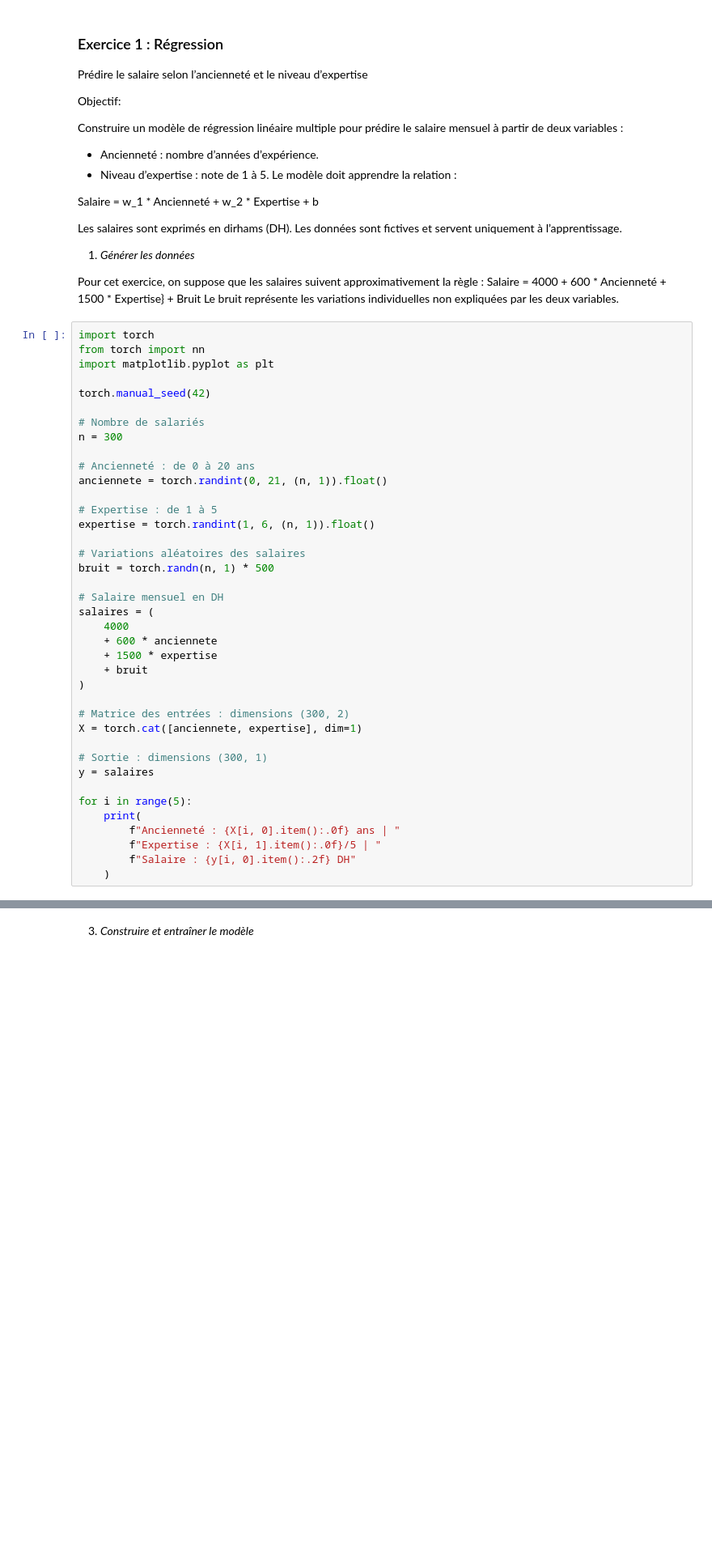
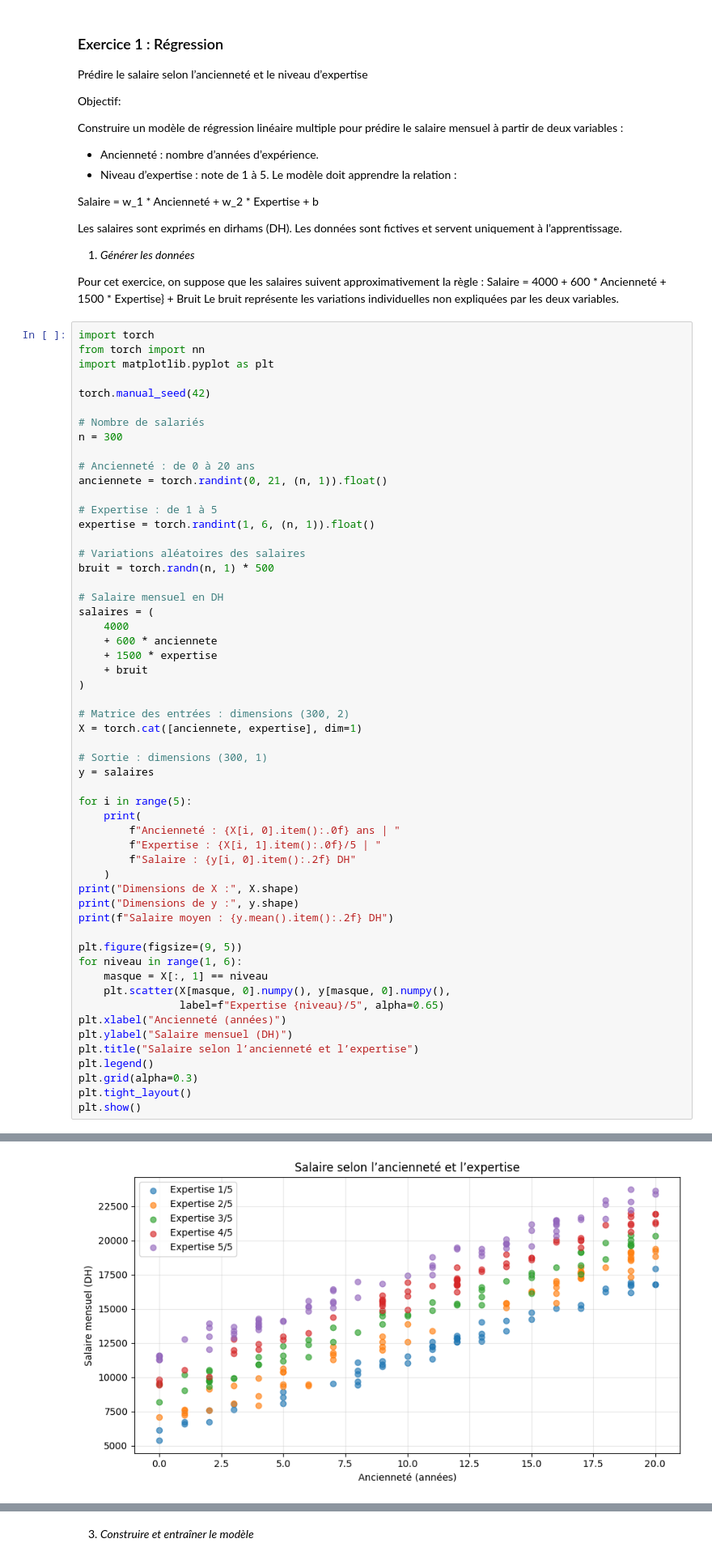
Before and after one commit to Seemo0/IAGEN-Activit-Pratique-N-1, a Jupyter notebook: Activité pratique Bases de Pytorch.ipynb, the cells around one changed output, grey strips where cells are left out. Shown at 81% size. Cells and saved outputs as stored; diff of their text form; blank space fills up the shorter version.

```diff
--- a/Activité pratique Bases de Pytorch.ipynb
+++ b/Activité pratique Bases de Pytorch.ipynb
@@ -727,4 +727,20 @@ for i in range(5):
         f"Expertise : {X[i, 1].item():.0f}/5 | "
         f"Salaire : {y[i, 0].item():.2f} DH"
     )
+print("Dimensions de X :", X.shape)
+print("Dimensions de y :", y.shape)
+print(f"Salaire moyen : {y.mean().item():.2f} DH")
+
+plt.figure(figsize=(9, 5))
+for niveau in range(1, 6):
+    masque = X[:, 1] == niveau
+    plt.scatter(X[masque, 0].numpy(), y[masque, 0].numpy(),
+                label=f"Expertise {niveau}/5", alpha=0.65)
+plt.xlabel("Ancienneté (années)")
+plt.ylabel("Salaire mensuel (DH)")
+plt.title("Salaire selon l’ancienneté et l’expertise")
+plt.legend()
+plt.grid(alpha=0.3)
+plt.tight_layout()
+plt.show()
 # %% [output]
@@ -736,3 +756,4 @@ Ancienneté : 18 ans | Expertise : 2/5 | Salaire : 18036.38 DH
+[figure, added]
 # %% [markdown]
 **Travail demandé**
 
```
Also changed, not shown: parts of 9 cells of this notebook.
